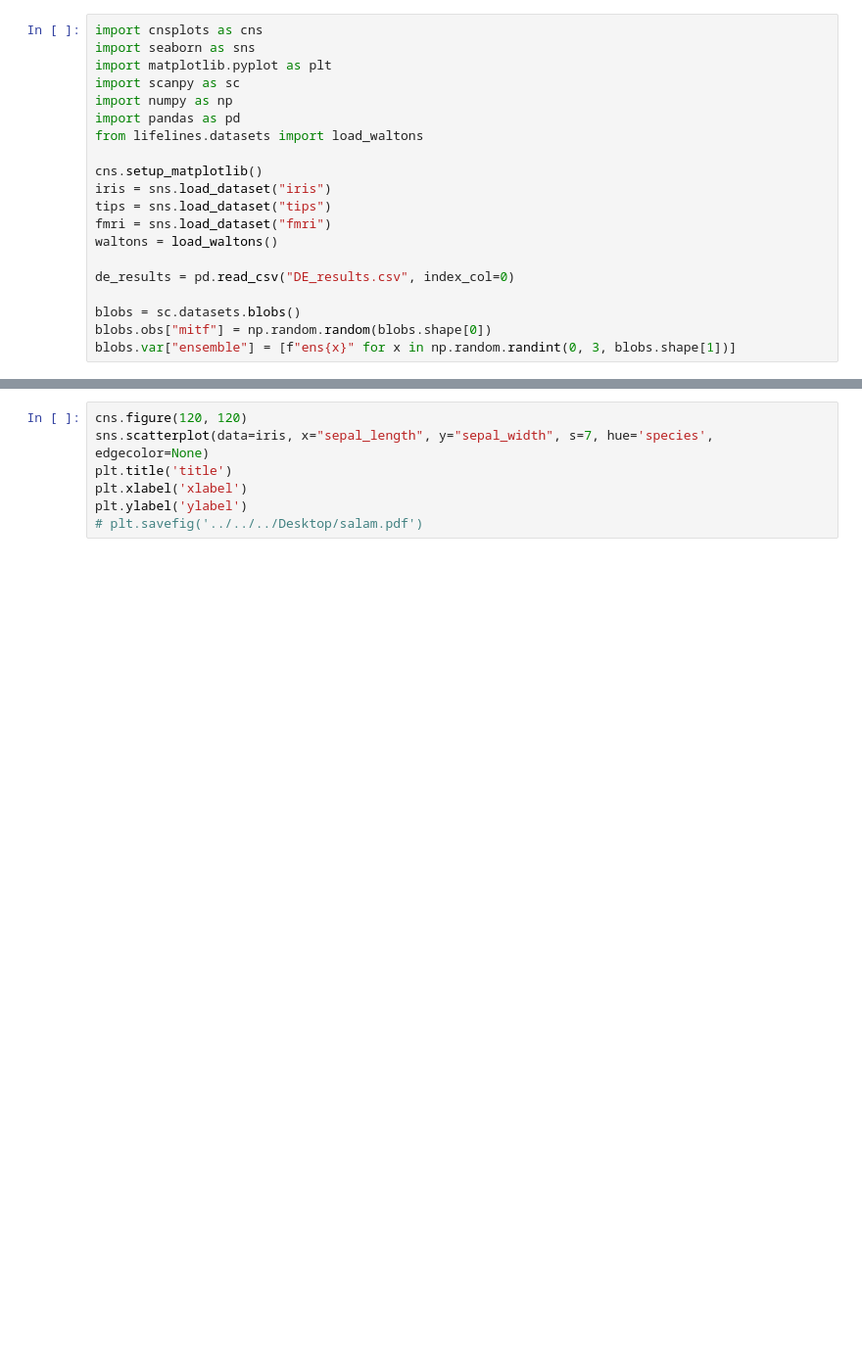
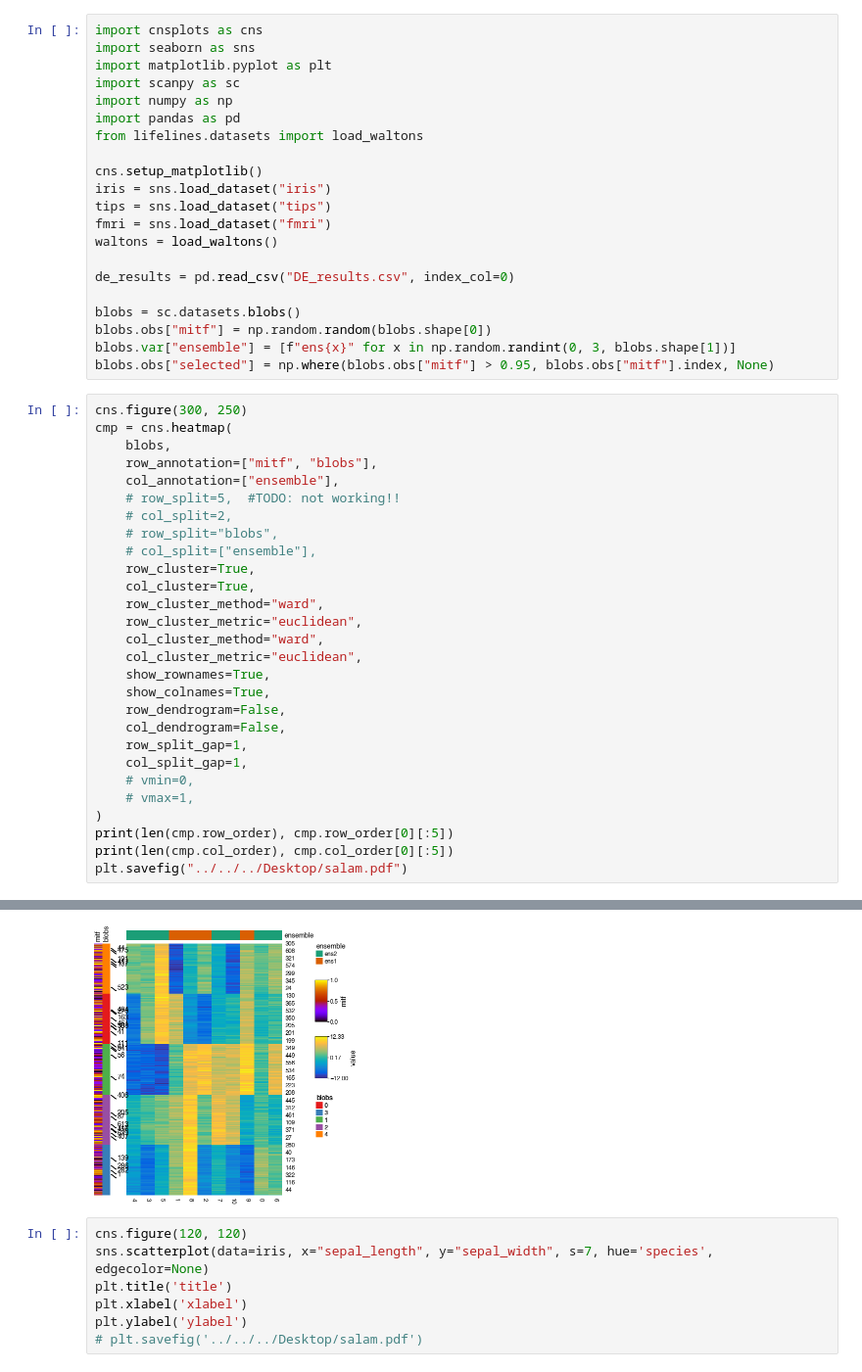
Before and after one commit to faridrashidi/cnsplots, a Jupyter notebook: notebooks/matplotlib.ipynb, the cells around one changed output, grey strips where cells are left out. Shown at 98% size. Saved outputs shown, nothing was run; the diff lists cells and outputs as text; blank space fills up the shorter version.

```diff
--- a/notebooks/matplotlib.ipynb
+++ b/notebooks/matplotlib.ipynb
@@ -18,3 +18,33 @@ de_results = pd.read_csv("DE_results.csv", index_col=0)
 blobs = sc.datasets.blobs()
 blobs.obs["mitf"] = np.random.random(blobs.shape[0])
 blobs.var["ensemble"] = [f"ens{x}" for x in np.random.randint(0, 3, blobs.shape[1])]
+blobs.obs["selected"] = np.where(blobs.obs["mitf"] > 0.95, blobs.obs["mitf"].index, None)
+# %%
+cns.figure(300, 250)
+cmp = cns.heatmap(
+    blobs,
+    row_annotation=["mitf", "blobs"],
+    col_annotation=["ensemble"],
+    # row_split=5,  #TODO: not working!!
+    # col_split=2,
+    # row_split="blobs",
+    # col_split=["ensemble"],
+    row_cluster=True,
+    col_cluster=True,
+    row_cluster_method="ward",
+    row_cluster_metric="euclidean",
+    col_cluster_method="ward",
+    col_cluster_metric="euclidean",
+    show_rownames=True,
+    show_colnames=True,
+    row_dendrogram=False,
+    col_dendrogram=False,
+    row_split_gap=1,
+    col_split_gap=1,
+    # vmin=0,
+    # vmax=1,
+)
+print(len(cmp.row_order), cmp.row_order[0][:5])
+print(len(cmp.col_order), cmp.col_order[0][:5])
+plt.savefig("../../../Desktop/salam.pdf")
+# %% [output]
@@ -21,3 +65,4 @@ blobs.var["ensemble"] = [f"ens{x}" for x in np.random.randint(0, 3, blobs.shape[
+[figure, added]
 # %%
 cns.figure(120, 120)
 sns.scatterplot(data=iris, x="sepal_length", y="sepal_width", s=7, hue='species', edgecolor=None)
```
Also changed, not shown: parts of 2 cells of this notebook, 4 other files.
